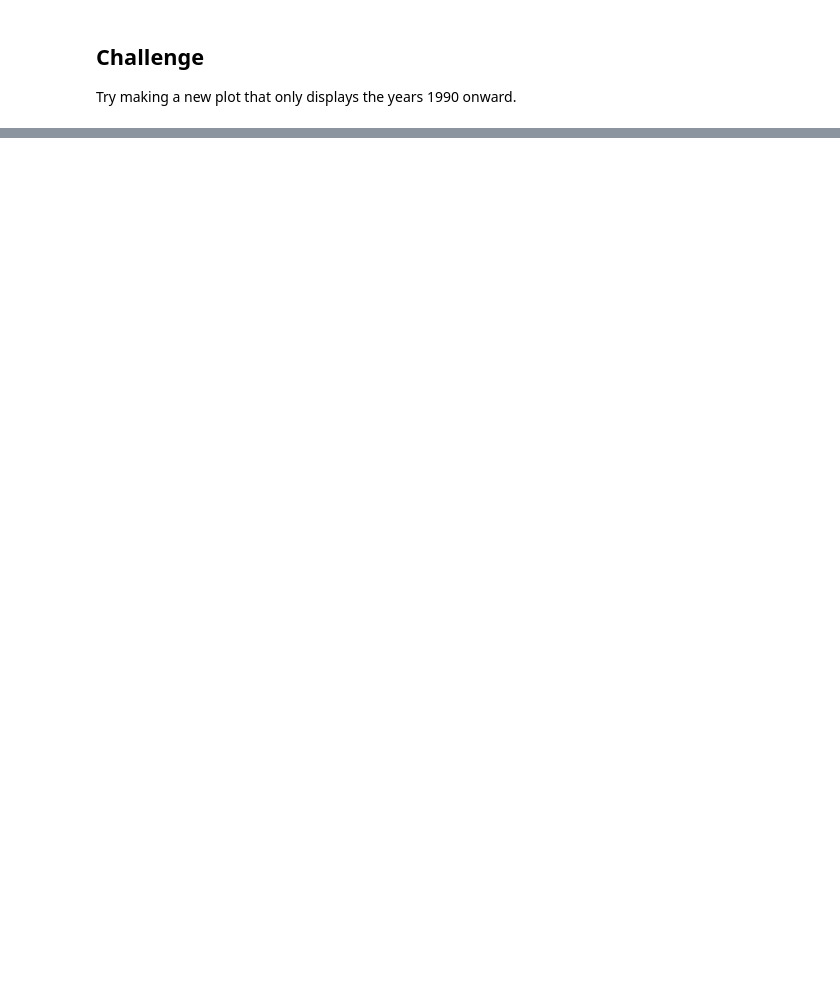
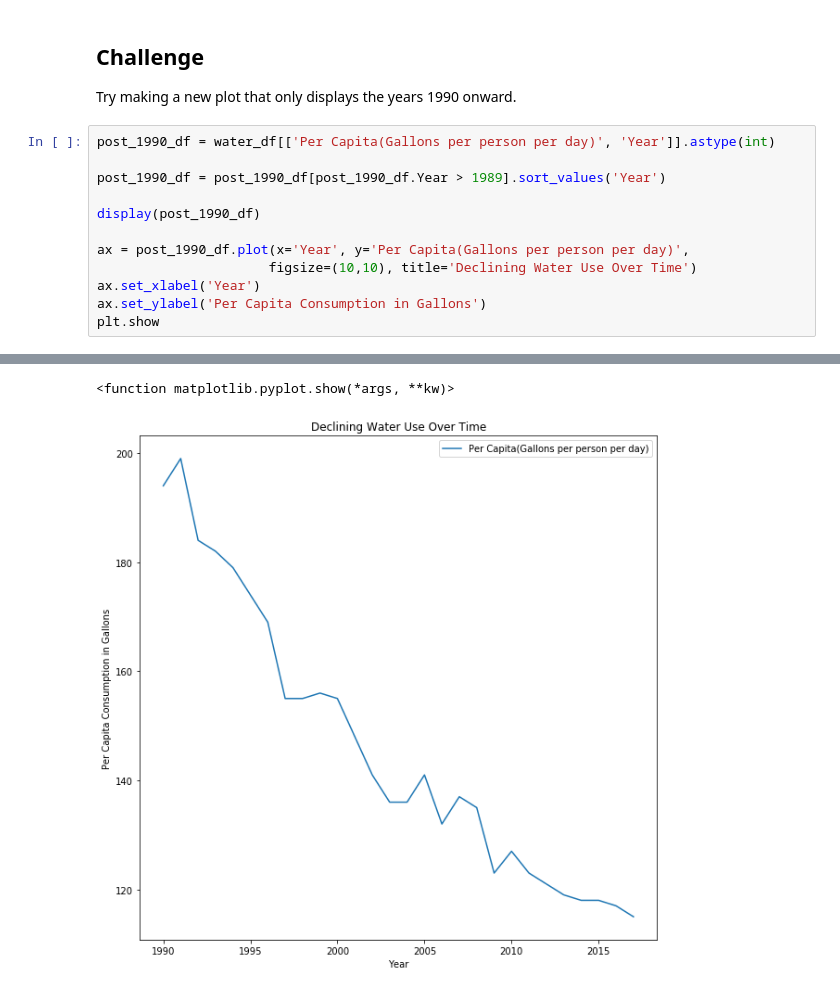
Before and after one commit to NYU-DataServices/DataHarvesting-Python, a Jupyter notebook: session-notebook-complete.ipynb, the cells around one changed output, grey strips where cells are left out. Saved outputs shown, nothing was run; the diff lists cells and outputs as text; blank space fills up the shorter version.

Commit message:
Fixing df creation cell and resetting for next time

```diff
--- a/session-notebook-complete.ipynb
+++ b/session-notebook-complete.ipynb
@@ -221,3 +322,16 @@ water_df.plot(x='Year', y='Per Capita(Gallons per person per day)', figsize=(10,
 ## Challenge
 
 Try making a new plot that only displays the years 1990 onward.
+# %%
+post_1990_df = water_df[['Per Capita(Gallons per person per day)', 'Year']].astype(int)
+
+post_1990_df = post_1990_df[post_1990_df.Year > 1989].sort_values('Year')
+
+display(post_1990_df)
+
+ax = post_1990_df.plot(x='Year', y='Per Capita(Gallons per person per day)',
+                      figsize=(10,10), title='Declining Water Use Over Time')
+ax.set_xlabel('Year')
+ax.set_ylabel('Per Capita Consumption in Gallons')
+plt.show
+# %% [output]
@@ -223,0 +355,2 @@ Try making a new plot that only displays the years 1990 onward.
+<function matplotlib.pyplot.show(*args, **kw)>
+[figure, added]
```
Also changed, not shown: parts of 11 cells of this notebook, 2 other files.
